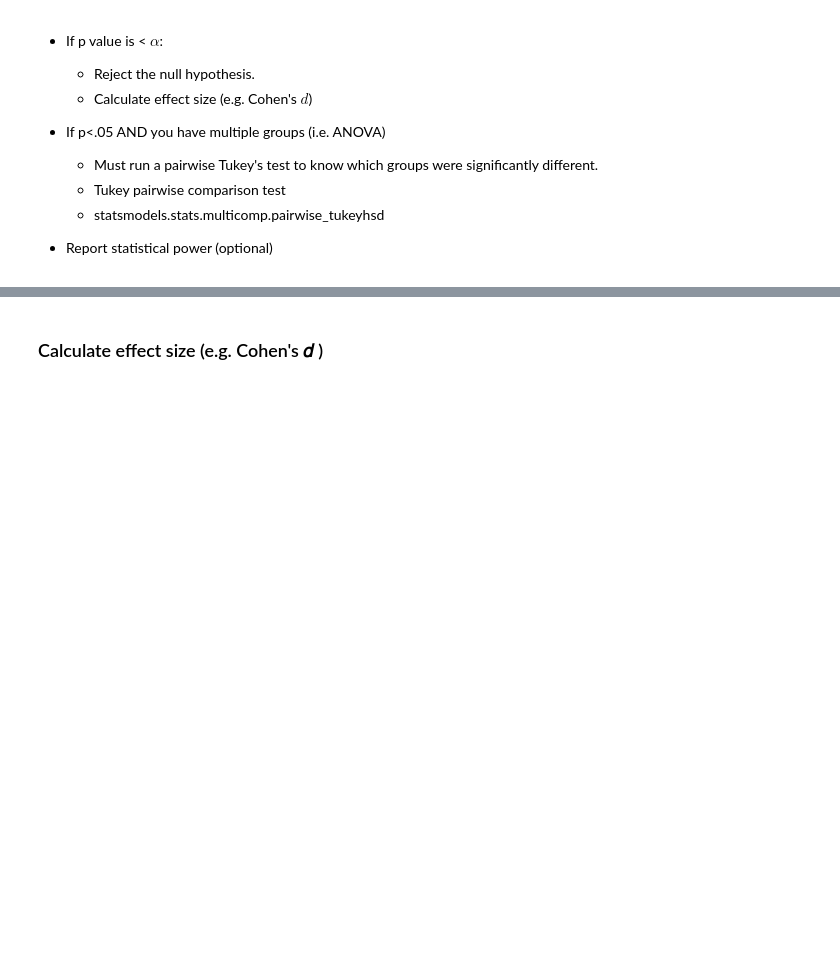
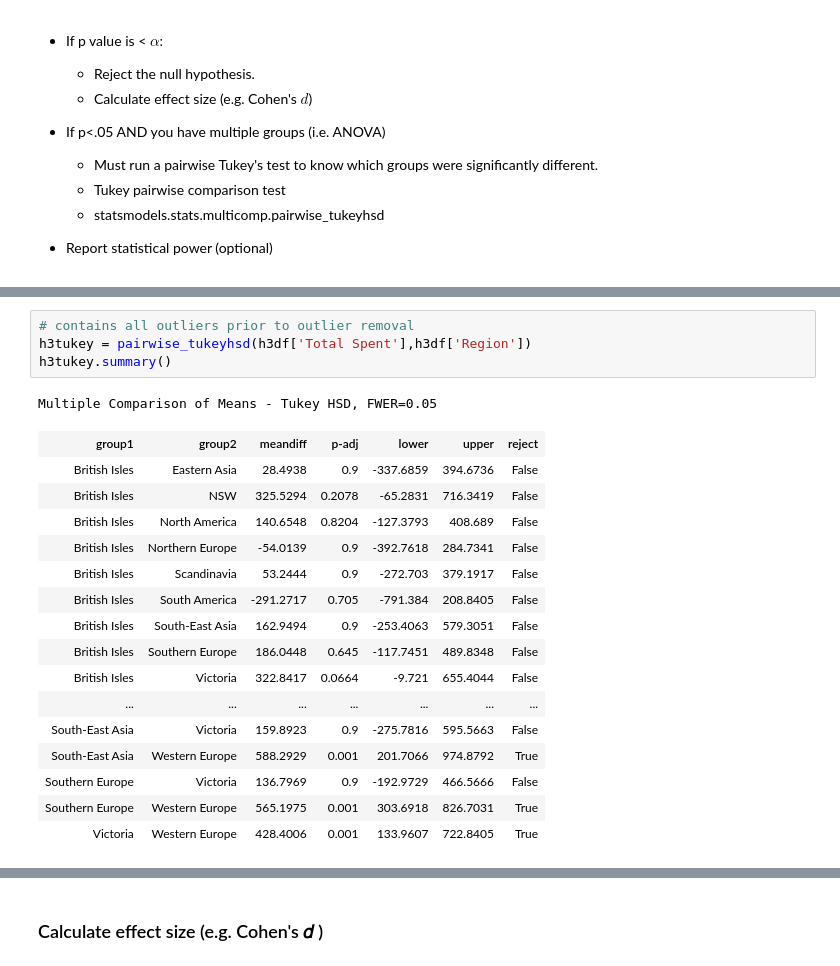
Before and after one commit to alexanderjohnny/hypothesis_testing_workflow_python, a Jupyter notebook: ALEX_BEAT_student.ipynb, the cells around one changed output, grey strips where cells are left out. Saved outputs shown, nothing was run; the diff lists cells and outputs as text; blank space fills up the shorter version.

Commit message:
Update ALEX_BEAT_student.ipynb
updated hyp3 with kruskal and tukey test

```diff
--- a/ALEX_BEAT_student.ipynb
+++ b/ALEX_BEAT_student.ipynb
@@ -1168,0 +1190,22 @@ Welch's t-test p value=0.0
+# %%
+# contains all outliers prior to outlier removal
+h3tukey = pairwise_tukeyhsd(h3df['Total Spent'],h3df['Region'])
+h3tukey.summary()
+# %% [output]
+Multiple Comparison of Means - Tukey HSD, FWER=0.05
+| group1 | group2 | meandiff | p-adj | lower | upper | reject |
+| British Isles | Eastern Asia | 28.4938 | 0.9 | -337.6859 | 394.6736 | False |
+| British Isles | NSW | 325.5294 | 0.2078 | -65.2831 | 716.3419 | False |
+| British Isles | North America | 140.6548 | 0.8204 | -127.3793 | 408.689 | False |
+| British Isles | Northern Europe | -54.0139 | 0.9 | -392.7618 | 284.7341 | False |
+| British Isles | Scandinavia | 53.2444 | 0.9 | -272.703 | 379.1917 | False |
+| British Isles | South America | -291.2717 | 0.705 | -791.384 | 208.8405 | False |
+| British Isles | South-East Asia | 162.9494 | 0.9 | -253.4063 | 579.3051 | False |
+| British Isles | Southern Europe | 186.0448 | 0.645 | -117.7451 | 489.8348 | False |
+| British Isles | Victoria | 322.8417 | 0.0664 | -9.721 | 655.4044 | False |
+| ... | ... | ... | ... | ... | ... | ... |
+| South-East Asia | Victoria | 159.8923 | 0.9 | -275.7816 | 595.5663 | False |
+| South-East Asia | Western Europe | 588.2929 | 0.001 | 201.7066 | 974.8792 | True |
+| Southern Europe | Victoria | 136.7969 | 0.9 | -192.9729 | 466.5666 | False |
+| Southern Europe | Western Europe | 565.1975 | 0.001 | 303.6918 | 826.7031 | True |
+| Victoria | Western Europe | 428.4006 | 0.001 | 133.9607 | 722.8405 | True |
```
Also changed, not shown: parts of 22 cells of this notebook.
